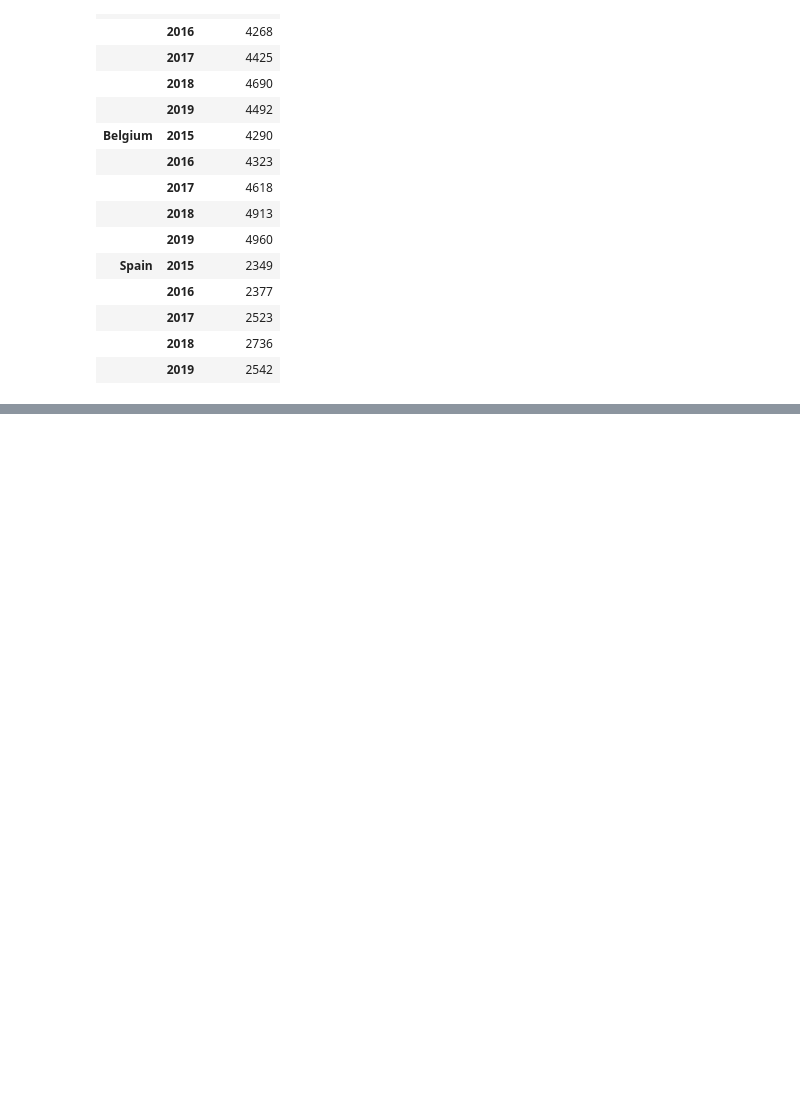
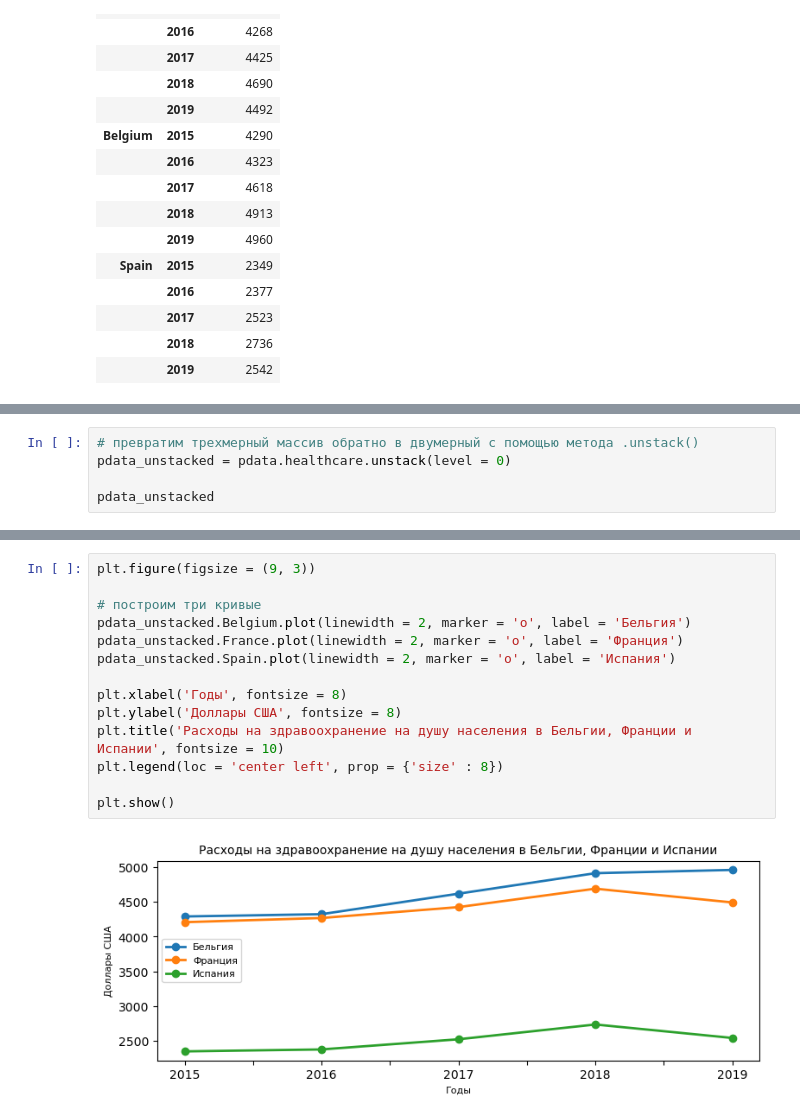
Before and after one commit to ShaidulinAndrew/Pandas_classes, a Jupyter notebook: Pandas3_makarov.ipynb, the cells around one changed output, grey strips where cells are left out. Saved outputs shown, nothing was run; the diff lists cells and outputs as text; blank space fills up the shorter version.

```diff
--- a/Pandas3_makarov.ipynb
+++ b/Pandas3_makarov.ipynb
@@ -271,0 +274,5 @@ pdata
+# %%
+# превратим трехмерный массив обратно в двумерный с помощью метода .unstack()
+pdata_unstacked = pdata.healthcare.unstack(level = 0)
+
+pdata_unstacked
@@ -271,0 +287,16 @@ pdata
+# %%
+plt.figure(figsize = (9, 3))
+
+# построим три кривые
+pdata_unstacked.Belgium.plot(linewidth = 2, marker = 'o', label = 'Бельгия')
+pdata_unstacked.France.plot(linewidth = 2, marker = 'o', label = 'Франция')
+pdata_unstacked.Spain.plot(linewidth = 2, marker = 'o', label = 'Испания')
+
+plt.xlabel('Годы', fontsize = 8)
+plt.ylabel('Доллары США', fontsize = 8)
+plt.title('Расходы на здравоохранение на душу населения в Бельгии, Франции и Испании', fontsize = 10)
+plt.legend(loc = 'center left', prop = {'size' : 8})
+
+plt.show()
+# %% [output]
+[figure, added]
```
Also changed, not shown: parts of 11 cells of this notebook.
